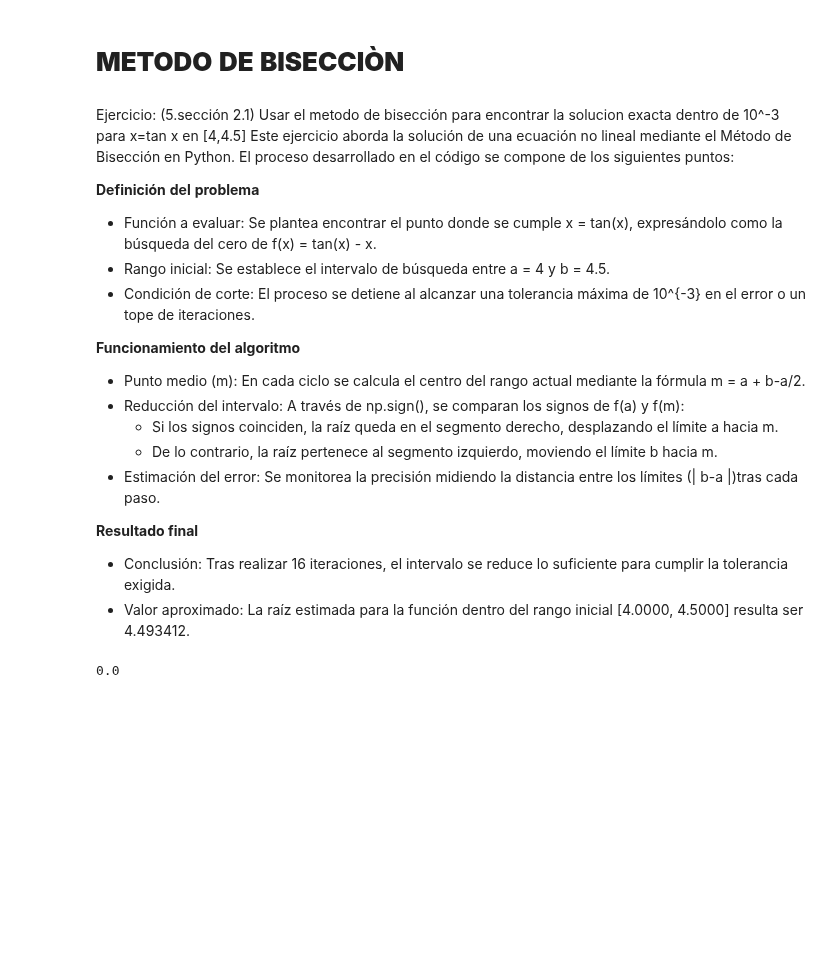
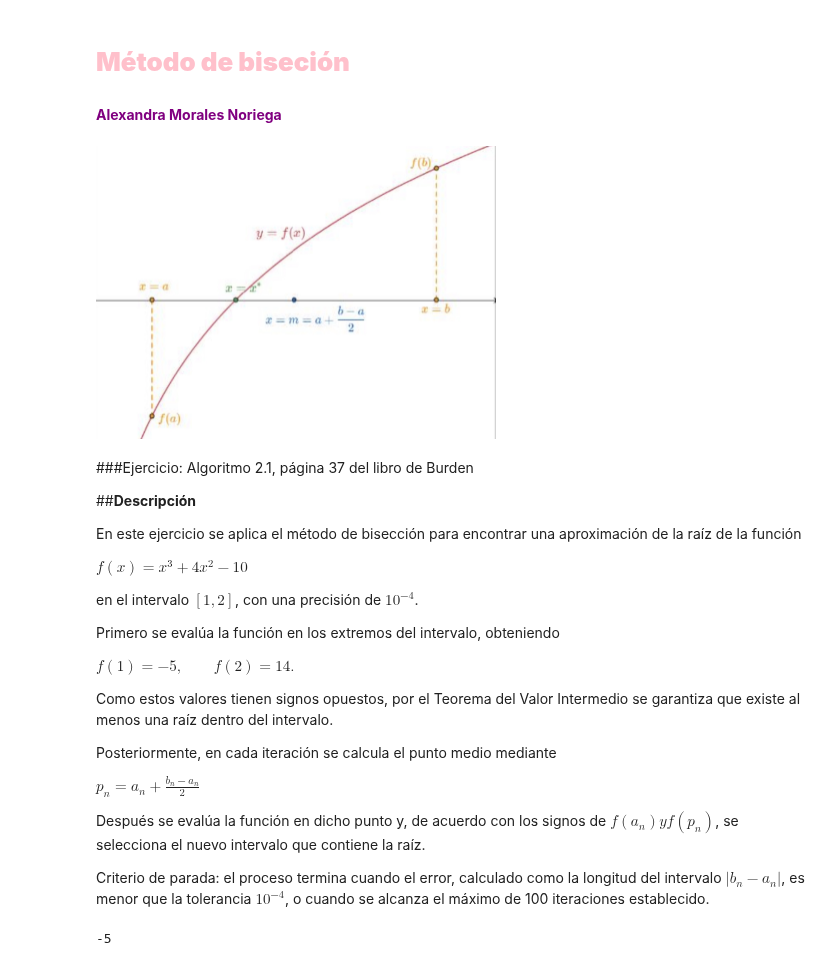
Before and after one commit to Alexandra1031/Metodos-numericos-l, a Jupyter notebook: Método_de_bisecciòn_MoralesNoriegaAlexandra.ipynb, the cells around one changed output. Cells and saved outputs as stored; diff of their text form; code cells hidden in the pictures; blank space fills up the shorter version.

```diff
--- a/Método_de_bisecciòn_MoralesNoriegaAlexandra.ipynb
+++ b/Método_de_bisecciòn_MoralesNoriegaAlexandra.ipynb
@@ -1,26 +1,40 @@
 # %% [markdown]
 <a href="https://colab.research.google.com/github/Alexandra1031/Metodos-numericos-l/blob/main/M%C3%A9todo_de_bisecci%C3%B2n_MoralesNoriegaAlexandra.ipynb" target="_parent"><img src="https://colab.research.google.com/assets/colab-badge.svg" alt="Open In Colab"/></a>
-# %% [markdown]
-# **METODO** **DE** **BISECCIÒN**
-# %% [markdown]
-Ejercicio: (5.sección 2.1)
-Usar el metodo de bisección para encontrar la solucion exacta dentro de 10^-3 para x=tan x en [4,4.5]
-Este ejercicio aborda la solución de una ecuación no lineal mediante el Método de Bisección en Python.
-El proceso desarrollado en el código se compone de los siguientes puntos:
-
-**Definición** **del** **problema**
- * Función a evaluar: Se plantea encontrar el punto donde se cumple x = tan(x), expresándolo como la búsqueda del cero de f(x) = tan(x) - x.
- * Rango inicial: Se establece el intervalo de búsqueda entre a = 4 y b = 4.5.
- * Condición de corte: El proceso se detiene al alcanzar una tolerancia máxima de 10^{-3} en el error o un tope de iteraciones.
-
- **Funcionamiento** **del** **algoritmo**
- * Punto medio (m): En cada ciclo se calcula el centro del rango actual mediante la fórmula m = a + b-a/2.
- * Reducción del intervalo: A través de np.sign(), se comparan los signos de f(a) y f(m):
-   * Si los signos coinciden, la raíz queda en el segmento derecho, desplazando el límite a hacia m.
-   * De lo contrario, la raíz pertenece al segmento izquierdo, moviendo el límite b hacia m.
- * Estimación del error: Se monitorea la precisión midiendo la distancia entre los límites (| b-a |)tras cada paso.
-
- **Resultado final**
- * Conclusión: Tras realizar 16 iteraciones, el intervalo se reduce lo suficiente para cumplir la tolerancia exigida.
- * Valor aproximado: La raíz estimada para la función dentro del rango inicial [4.0000, 4.5000] resulta ser 4.493412.
+# %% [markdown]
+# <font color="pink">**Método de biseción**</font>
+# %% [markdown]
+<font color="purple">**Alexandra Morales Noriega**</font>
+# %%
+# Importamos las herramientas necesarias para mostrar la imagen
+# Ilustración del método de bisección:
+# se muestra cómo el intervalo [a,b] se divide por la mitad
+# para aproximar progresivamente la raíz de la función.
+from IPython.display import Image, display
+display(Image(filename="Biseccion.jpg", width=400))
+# %% [output]
+[figure, added]
+# %% [markdown]
+###Ejercicio: Algoritmo 2.1, página 37 del libro de Burden
+
+##**Descripción**
+
+En este ejercicio se aplica el método de bisección para encontrar una aproximación de la raíz de la función
+
+$f(x)=x^3+4x^2-10$
+
+en el intervalo $[1,2]$, con una precisión de $10^{-4}$.
+
+Primero se evalúa la función en los extremos del intervalo, obteniendo
+
+$f(1)=-5,\qquad f(2)=14.$
+
+Como estos valores tienen signos opuestos, por el Teorema del Valor Intermedio se garantiza que existe al menos una raíz dentro del intervalo.
+
+Posteriormente, en cada iteración se calcula el punto medio mediante
+
+$p_n=a_n+\frac{b_n-a_n}{2}$
+
+Después se evalúa la función en dicho punto y, de acuerdo con los signos de $f(a_n) y f(p_n)$, se selecciona el nuevo intervalo que contiene la raíz.
+
+Criterio de parada: el proceso termina cuando el error, calculado como la longitud del intervalo $|b_n-a_n|$, es menor que la tolerancia $10^{-4}$, o cuando se alcanza el máximo de 100 iteraciones establecido.
 # %%
@@ -35,4 +45,0 @@ f=funcion1(0)
-# %%
-print(f)
-# %% [output]
-0.0
@@ -38,0 +53,5 @@ print(f)
+# %%
+# Mostramos el valor de f(1)
+print(f)
+# %% [output]
+-5
```
Also changed, not shown: parts of 9 cells of this notebook.
